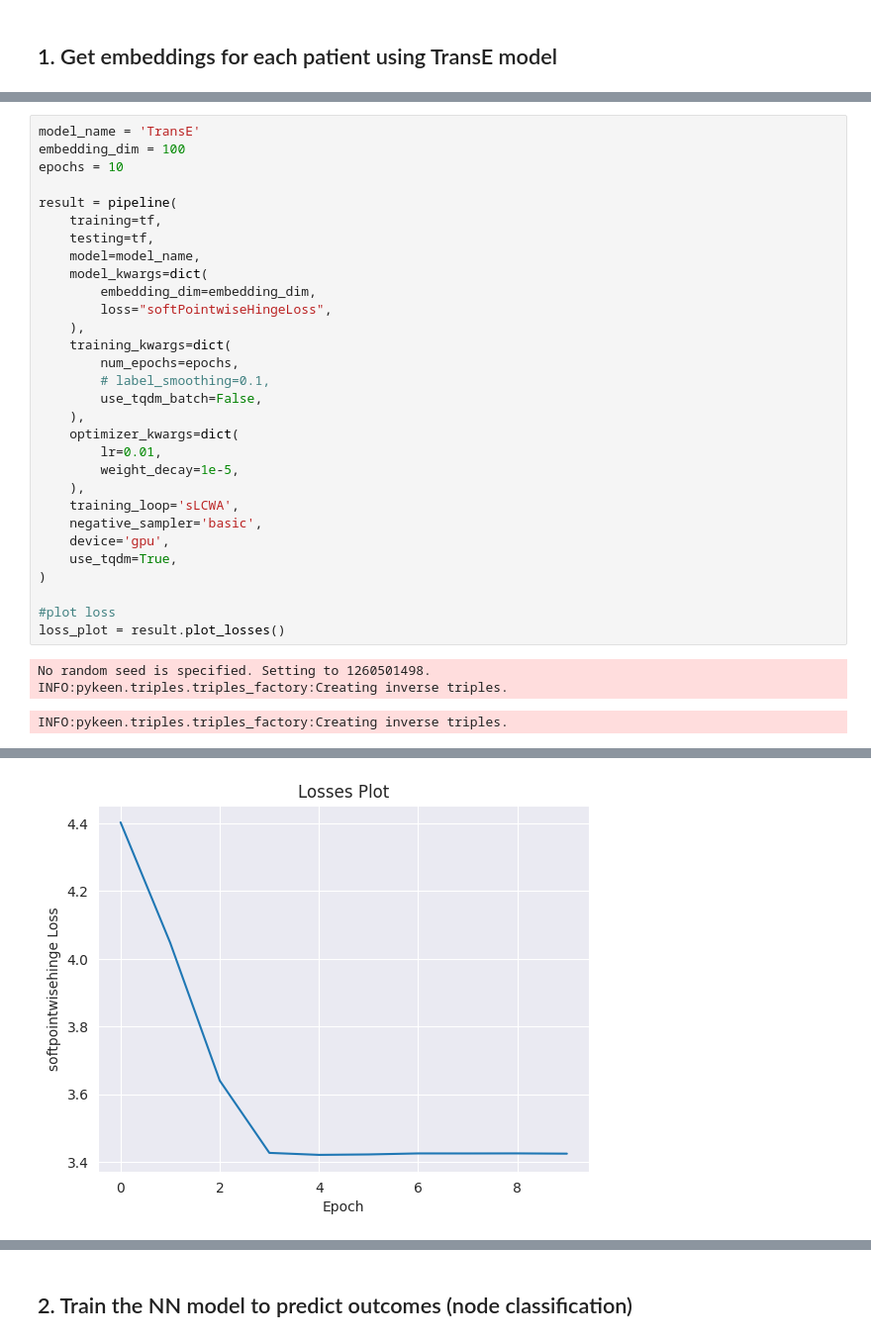
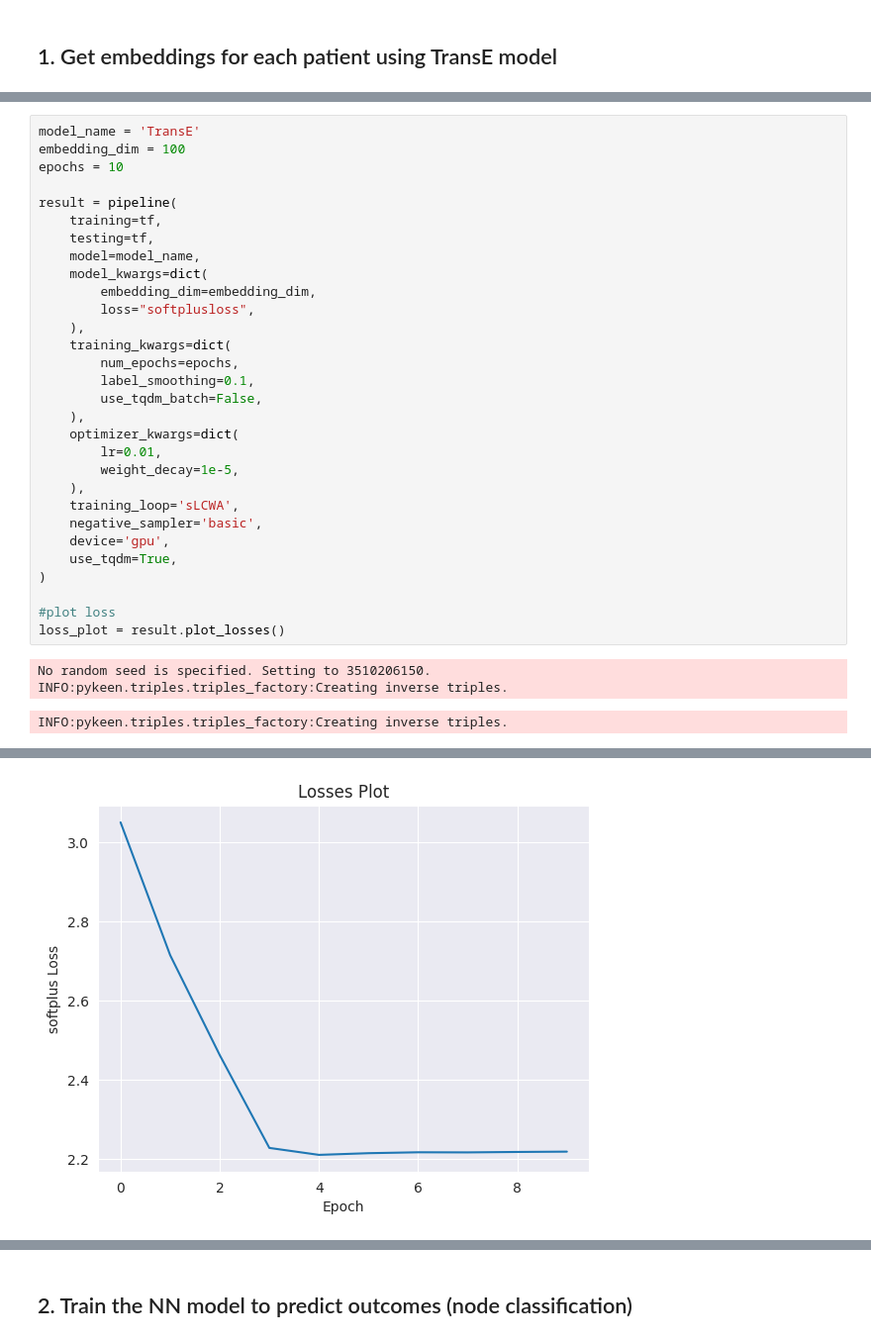
Before and after one commit to TeamHeKA/neurovasc, a Jupyter notebook: notebooks/Graphs/1.transe_node_pred.ipynb, the cells around one changed output, grey strips where cells are left out. Shown at 99% size. Drawn from its saved outputs; the diff is of its cells as text.

```diff
--- a/notebooks/Graphs/1.transe_node_pred.ipynb
+++ b/notebooks/Graphs/1.transe_node_pred.ipynb
@@ -27,11 +27,11 @@ result = pipeline(
     model=model_name,
     model_kwargs=dict(
         embedding_dim=embedding_dim,
-        loss="softPointwiseHingeLoss",
+        loss="softplusloss",
     ),
     training_kwargs=dict(
         num_epochs=epochs,
-        # label_smoothing=0.1,
+        label_smoothing=0.1,
         use_tqdm_batch=False,
     ),
     optimizer_kwargs=dict(
@@ -47,6 +47,6 @@ result = pipeline(
 #plot loss
 loss_plot = result.plot_losses()
 # %% [output]
-No random seed is specified. Setting to 1260501498.
+No random seed is specified. Setting to 3510206150.
 INFO:pykeen.triples.triples_factory:Creating inverse triples.
 INFO:pykeen.triples.triples_factory:Creating inverse triples.
@@ -54 +54 @@ INFO:pykeen.evaluation.evaluator:Evaluation took 524.78s seconds
-[figure, old version]
+[figure, new version]
```
Also changed, not shown: parts of 8 cells of this notebook, 3 other files.
